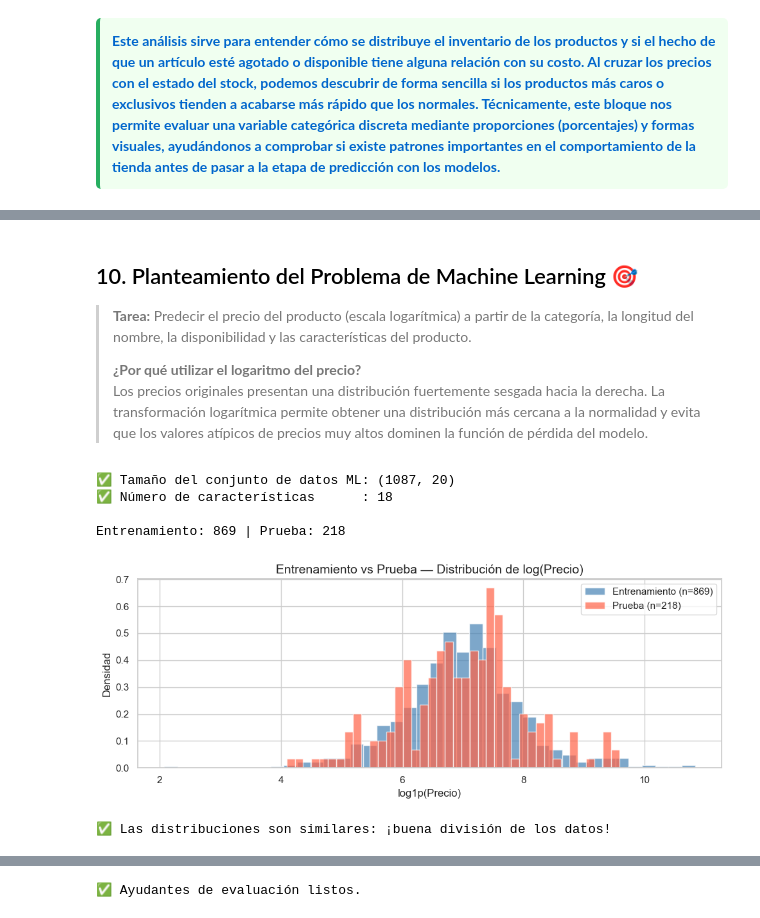
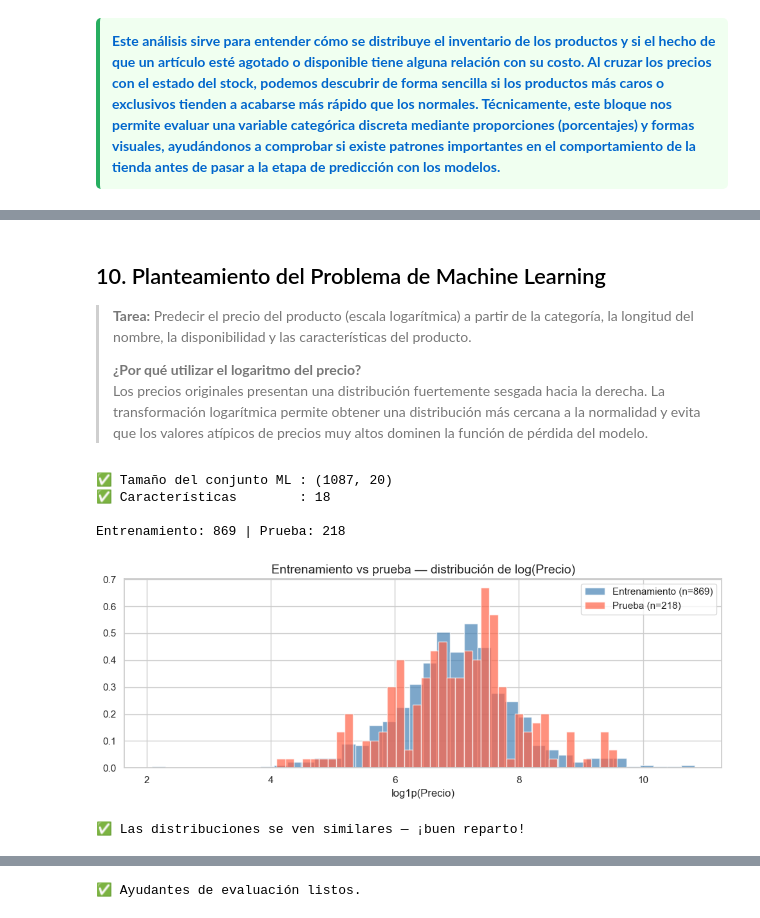
Before and after one commit to islas-diego23/9AIEVND-ADND-Practicas-230550, a Jupyter notebook: practica04/Practica04_230550.ipynb, the cells around one changed output, grey strips where cells are left out. Saved outputs shown, nothing was run; the diff lists cells and outputs as text; code cells hidden in the pictures.

```diff
--- a/practica04/Practica04_230550.ipynb
+++ b/practica04/Practica04_230550.ipynb
@@ -1133,5 +907,5 @@ plt.show()
 # %% [markdown]
-## 10. Planteamiento del Problema de Machine Learning 🎯
+## 10. Planteamiento del Problema de Machine Learning <a id='s10'></a>
 
 > **Tarea:** Predecir el precio del producto (escala logarítmica) a partir de la categoría, la longitud del nombre, la disponibilidad y las características del producto.
 >
@@ -1139,71 +913,47 @@ plt.show()
 > Los precios originales presentan una distribución fuertemente sesgada hacia la derecha. La transformación logarítmica permite obtener una distribución más cercana a la normalidad y evita que los valores atípicos de precios muy altos dominen la función de pérdida del modelo.
 # %%
 # ============================================================
-# SECCIÓN 9 — Planteamiento del Problema de Machine Learning
+# SECCIÓN 9 — Planteamiento del problema de ML
 # ============================================================
 FEATURE_COLS = [
     'name_length', 'name_words', 'has_brand', 'has_desc', 'has_specs',
     'is_book', 'is_kindle', 'is_sports',
     'is_fiction', 'is_nonfiction', 'is_tech', 'is_cycling',
     'is_instock', 'is_unavailable', 'is_lowstock',
     'primary_cat_enc', 'cat1_enc', 'avail_enc',
 ]
 
 TARGET = 'log_price'
 
 df_ml = df_priced[FEATURE_COLS + [TARGET, 'price_clean']].dropna().copy()
-
-print(f'✅ Tamaño del conjunto de datos ML: {df_ml.shape}')
-print(f'✅ Número de características      : {len(FEATURE_COLS)}')
+print(f'✅ Tamaño del conjunto ML : {df_ml.shape}')
+print(f'✅ Características        : {len(FEATURE_COLS)}')
 
 X = df_ml[FEATURE_COLS]
 y = df_ml[TARGET]
 
 X_train, X_test, y_train, y_test = train_test_split(
-    X, y, test_size=0.2, random_state=42
-)
+    X, y, test_size=0.2, random_state=42)
 
 scaler = StandardScaler()
 X_train_s = scaler.fit_transform(X_train)
 X_test_s  = scaler.transform(X_test)
 
 print(f'\nEntrenamiento: {len(X_train):,} | Prueba: {len(X_test):,}')
 
-# Visualización de la división de datos
+# Visualizar la división
 fig, ax = plt.subplots(figsize=(10, 4))
-
-ax.hist(
-    y_train,
-    bins=40,
-    color='steelblue',
-    alpha=0.7,
-    label=f'Entrenamiento (n={len(y_train)})',
-    density=True
-)
-
-ax.hist(
-    y_test,
-    bins=40,
-    color='tomato',
-    alpha=0.7,
-    label=f'Prueba (n={len(y_test)})',
-    density=True
-)
-
-ax.set_title('Entrenamiento vs Prueba — Distribución de log(Precio)')
-ax.set_xlabel('log1p(Precio)')
-ax.set_ylabel('Densidad')
-ax.legend()
-
-plt.tight_layout()
-plt.show()
-
-print('✅ Las distribuciones son similares: ¡buena división de los datos!')
+ax.hist(y_train, bins=40, color='steelblue', alpha=0.7, label=f'Entrenamiento (n={len(y_train)})', density=True)
+ax.hist(y_test,  bins=40, color='tomato',    alpha=0.7, label=f'Prueba (n={len(y_test)})',  density=True)
+ax.set_title('Entrenamiento vs prueba — distribución de log(Precio)')
+ax.set_xlabel('log1p(Precio)'); ax.legend()
+plt.tight_layout(); plt.show()
+print('✅ Las distribuciones se ven similares — ¡buen reparto!')
 # %% [output]
-✅ Tamaño del conjunto de datos ML: (1087, 20)
-✅ Número de características      : 18
+✅ Tamaño del conjunto ML : (1087, 20)
+✅ Características        : 18
 
 Entrenamiento: 869 | Prueba: 218
-[figure, old version]
+[figure, new version]
-✅ Las distribuciones son similares: ¡buena división de los datos!
+✅ Las distribuciones se ven similares — ¡buen reparto!
 # %% [markdown]
```
Also changed, not shown: parts of 44 cells of this notebook.
